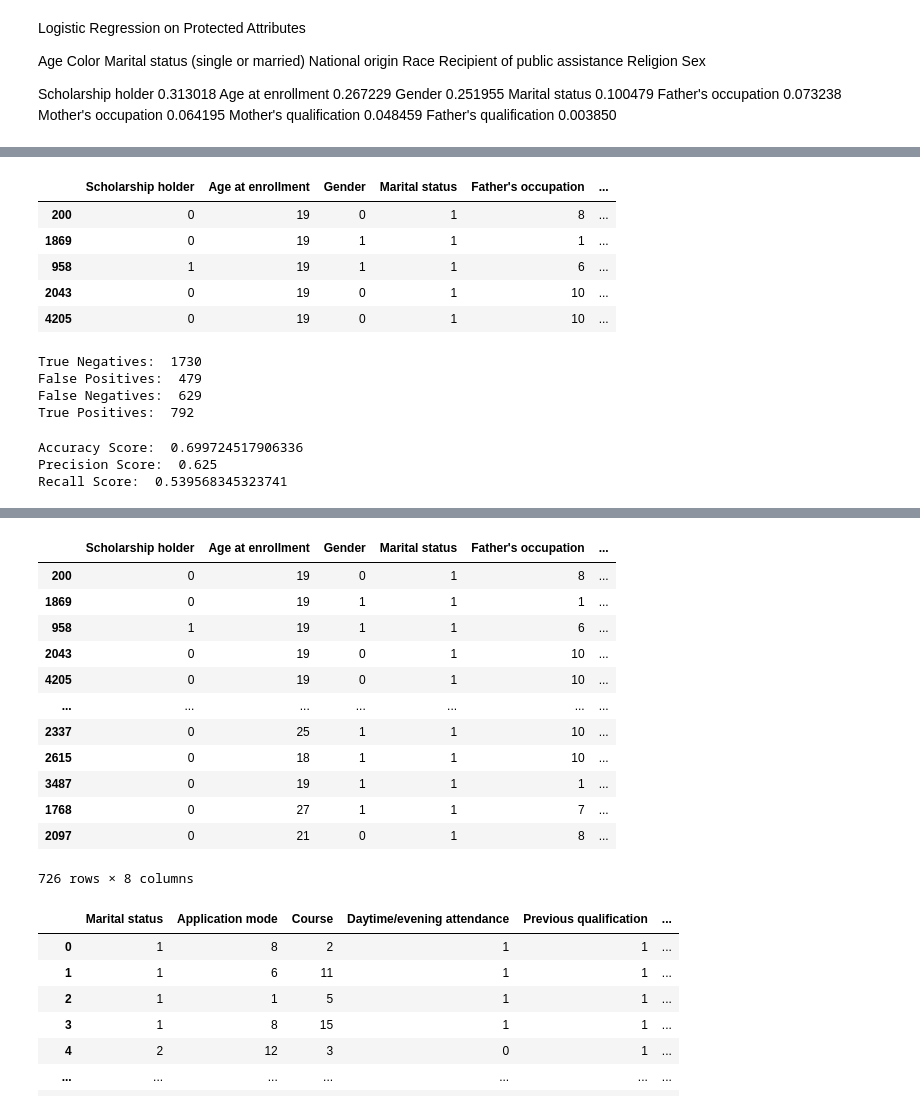
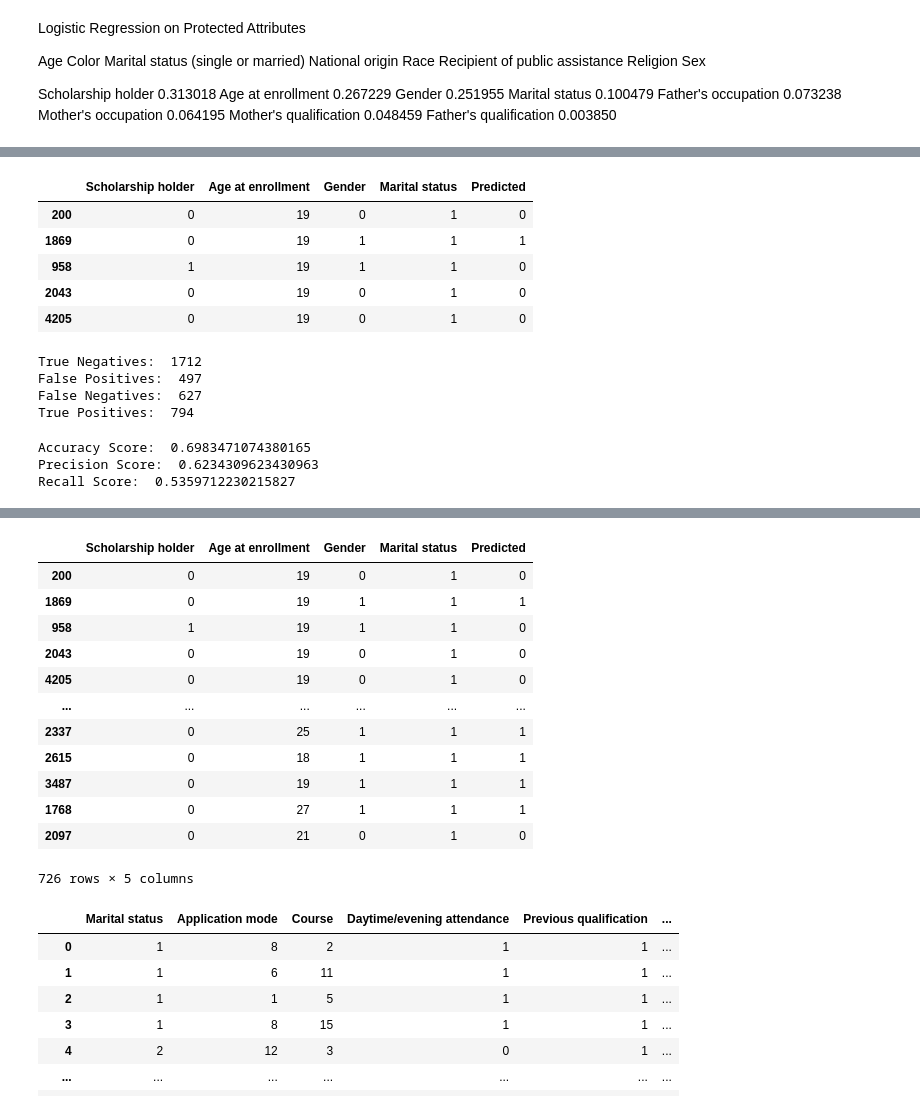
Before and after one commit to CS-UCR/final-project-dumpy, a Jupyter notebook: logisticRegression.ipynb, the cells around one changed output, grey strips where cells are left out. Drawn from its saved outputs; the diff is of its cells as text; code cells hidden in the pictures.

```diff
--- a/logisticRegression.ipynb
+++ b/logisticRegression.ipynb
@@ -168,7 +167,7 @@ Father's qualification                            0.003850
 # %%
 y2=df["Target"]
 y2=y2.astype('int')
-x_df2 = df[['Scholarship holder','Age at enrollment','Gender','Marital status',"Father's occupation", "Mother's occupation","Mother's qualification","Father's qualification"]]
+x_df2 = df[['Scholarship holder','Age at enrollment','Gender','Marital status', "Educational special needs"]]
 X2=x_df2.iloc[:,:-1]
 
 
@@ -200,9 +199,9 @@ Cross entropy loss: 10.823025397834076
-|  | Scholarship holder | Age at enrollment | Gender | Marital status | Father's occupation | ... |
-| 200 | 0 | 19 | 0 | 1 | 8 | ... |
-| 1869 | 0 | 19 | 1 | 1 | 1 | ... |
-| 958 | 1 | 19 | 1 | 1 | 6 | ... |
-| 2043 | 0 | 19 | 0 | 1 | 10 | ... |
-| 4205 | 0 | 19 | 0 | 1 | 10 | ... |
+|  | Scholarship holder | Age at enrollment | Gender | Marital status | Predicted |
+| 200 | 0 | 19 | 0 | 1 | 0 |
+| 1869 | 0 | 19 | 1 | 1 | 1 |
+| 958 | 1 | 19 | 1 | 1 | 0 |
+| 2043 | 0 | 19 | 0 | 1 | 0 |
+| 4205 | 0 | 19 | 0 | 1 | 0 |
 # %%
 confusion_arr = confusion_matrix(y2,model2.predict(X2))
 confusion_matrix(y2,model2.predict(X2))
@@ -212,18 +211,18 @@ print("False Positives: ", confusion_arr[0,1])
 print("False Negatives: ", confusion_arr[1,0])
 print("True Positives: ", confusion_arr[1,1])
 # %% [output]
-True Negatives:  1730
-False Positives:  479
-False Negatives:  629
-True Positives:  792
+True Negatives:  1712
+False Positives:  497
+False Negatives:  627
+True Positives:  794
 # %%
 print("Accuracy Score: ",accuracy_score(y_test2,y_pred2))
 print("Precision Score: ", precision_score(y_test2, y_pred2))
 print("Recall Score: ", recall_score(y_test2, y_pred2))
 # %% [output]
-Accuracy Score:  0.699724517906336
-Precision Score:  0.625
-Recall Score:  0.539568345323741
+Accuracy Score:  0.6983471074380165
+Precision Score:  0.6234309623430963
+Recall Score:  0.5359712230215827
 # %%
 X_test
 # %% [output]
@@ -243,19 +242,19 @@ X_test
 # %%
 X_test2
 # %% [output]
-|  | Scholarship holder | Age at enrollment | Gender | Marital status | Father's occupation | ... |
-| 200 | 0 | 19 | 0 | 1 | 8 | ... |
-| 1869 | 0 | 19 | 1 | 1 | 1 | ... |
-| 958 | 1 | 19 | 1 | 1 | 6 | ... |
-| 2043 | 0 | 19 | 0 | 1 | 10 | ... |
-| 4205 | 0 | 19 | 0 | 1 | 10 | ... |
-| ... | ... | ... | ... | ... | ... | ... |
-| 2337 | 0 | 25 | 1 | 1 | 10 | ... |
-| 2615 | 0 | 18 | 1 | 1 | 10 | ... |
-| 3487 | 0 | 19 | 1 | 1 | 1 | ... |
-| 1768 | 0 | 27 | 1 | 1 | 7 | ... |
-| 2097 | 0 | 21 | 0 | 1 | 8 | ... |
+|  | Scholarship holder | Age at enrollment | Gender | Marital status | Predicted |
+| 200 | 0 | 19 | 0 | 1 | 0 |
+| 1869 | 0 | 19 | 1 | 1 | 1 |
+| 958 | 1 | 19 | 1 | 1 | 0 |
+| 2043 | 0 | 19 | 0 | 1 | 0 |
+| 4205 | 0 | 19 | 0 | 1 | 0 |
+| ... | ... | ... | ... | ... | ... |
+| 2337 | 0 | 25 | 1 | 1 | 1 |
+| 2615 | 0 | 18 | 1 | 1 | 1 |
+| 3487 | 0 | 19 | 1 | 1 | 1 |
+| 1768 | 0 | 27 | 1 | 1 | 1 |
+| 2097 | 0 | 21 | 0 | 1 | 0 |
-726 rows × 8 columns
+726 rows × 5 columns
 # %%
 df_top5 = pd.merge(df, X_test['Predicted'], how = 'left',left_index = True, right_index = True)
 # %%
```
Also changed, not shown: parts of 6 cells of this notebook, 2 other files.
